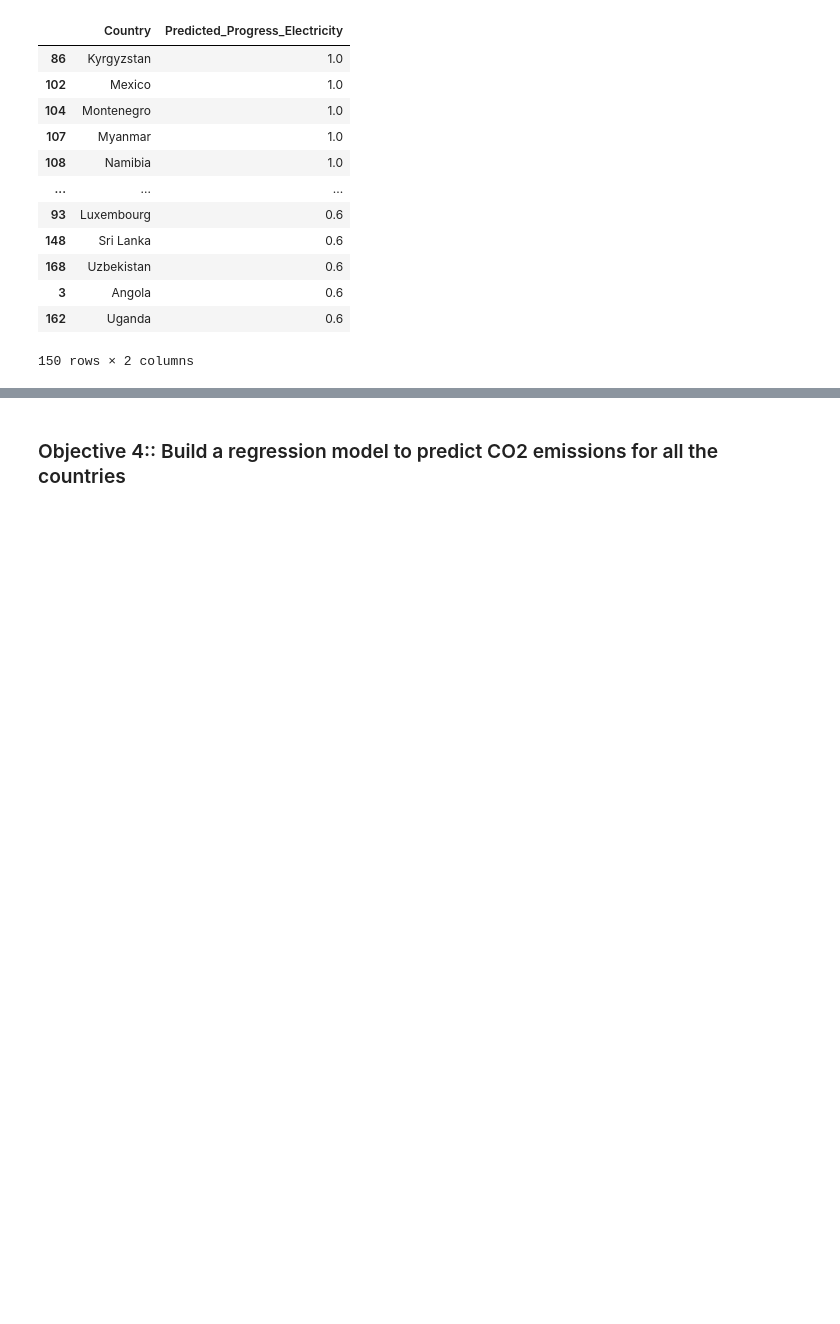
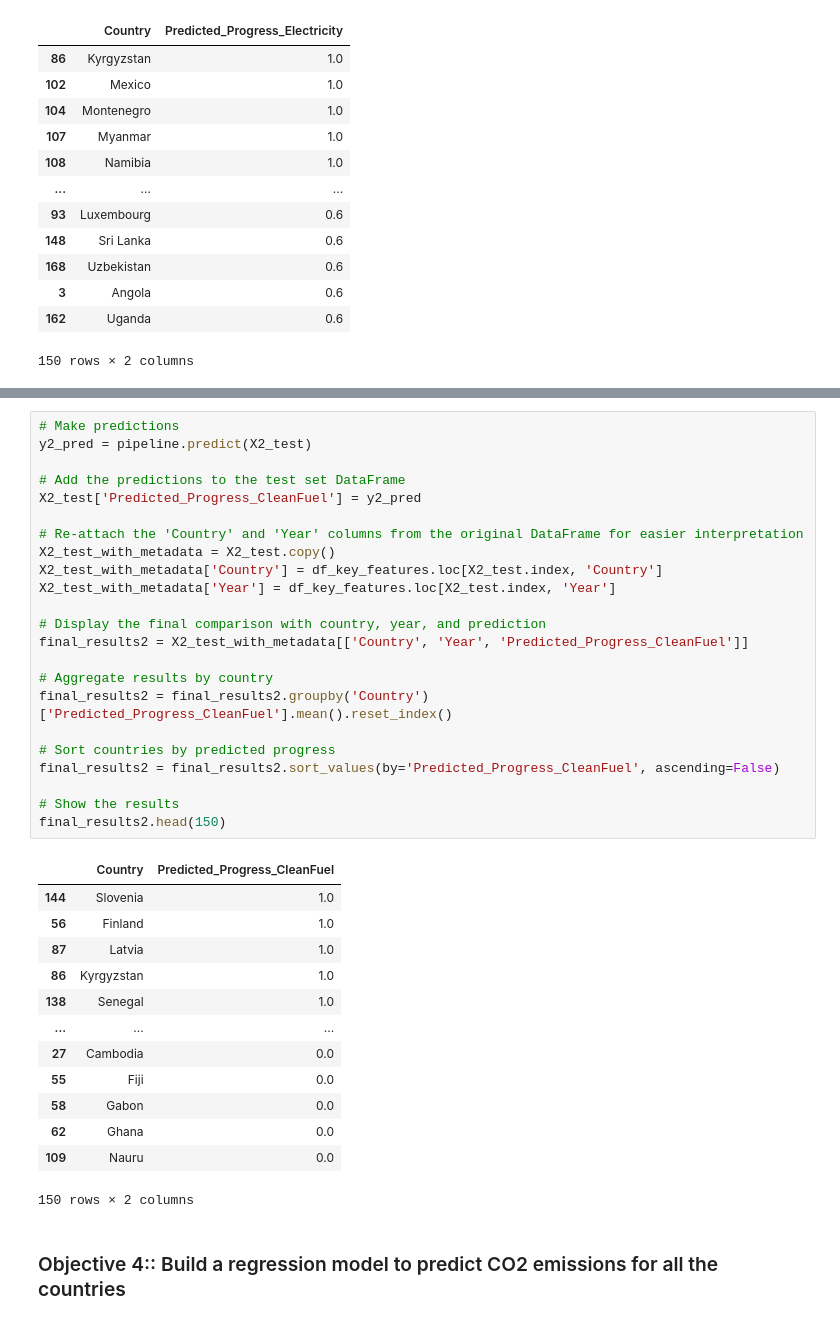
Before and after one commit to aojah1/sdg7, a Jupyter notebook: sustainability.ipynb, the cells around one changed output, grey strips where cells are left out. Cells and saved outputs as stored; diff of their text form; blank space fills up the shorter version.

```diff
--- a/sustainability.ipynb
+++ b/sustainability.ipynb
@@ -1088,3 +1157,40 @@ final_results1.head(150)
+# %%
+# Make predictions
+y2_pred = pipeline.predict(X2_test)
+
+# Add the predictions to the test set DataFrame
+X2_test['Predicted_Progress_CleanFuel'] = y2_pred
+
+# Re-attach the 'Country' and 'Year' columns from the original DataFrame for easier interpretation
+X2_test_with_metadata = X2_test.copy()
+X2_test_with_metadata['Country'] = df_key_features.loc[X2_test.index, 'Country']
+X2_test_with_metadata['Year'] = df_key_features.loc[X2_test.index, 'Year']
+
+# Display the final comparison with country, year, and prediction
+final_results2 = X2_test_with_metadata[['Country', 'Year', 'Predicted_Progress_CleanFuel']]
+
+# Aggregate results by country
+final_results2 = final_results2.groupby('Country')['Predicted_Progress_CleanFuel'].mean().reset_index()
+
+# Sort countries by predicted progress
+final_results2 = final_results2.sort_values(by='Predicted_Progress_CleanFuel', ascending=False)
+
+# Show the results
+final_results2.head(150)
+# %% [output]
+|  | Country | Predicted_Progress_CleanFuel |
+| 144 | Slovenia | 1.0 |
+| 56 | Finland | 1.0 |
+| 87 | Latvia | 1.0 |
+| 86 | Kyrgyzstan | 1.0 |
+| 138 | Senegal | 1.0 |
+| ... | ... | ... |
+| 27 | Cambodia | 0.0 |
+| 55 | Fiji | 0.0 |
+| 58 | Gabon | 0.0 |
+| 62 | Ghana | 0.0 |
+| 109 | Nauru | 0.0 |
+150 rows × 2 columns
 # %% [markdown]
 ### Objective 4:: Build a regression model to predict CO2 emissions for all the countries
 # %% [markdown]
```
Also changed, not shown: parts of 4 cells of this notebook, 1 other file.
